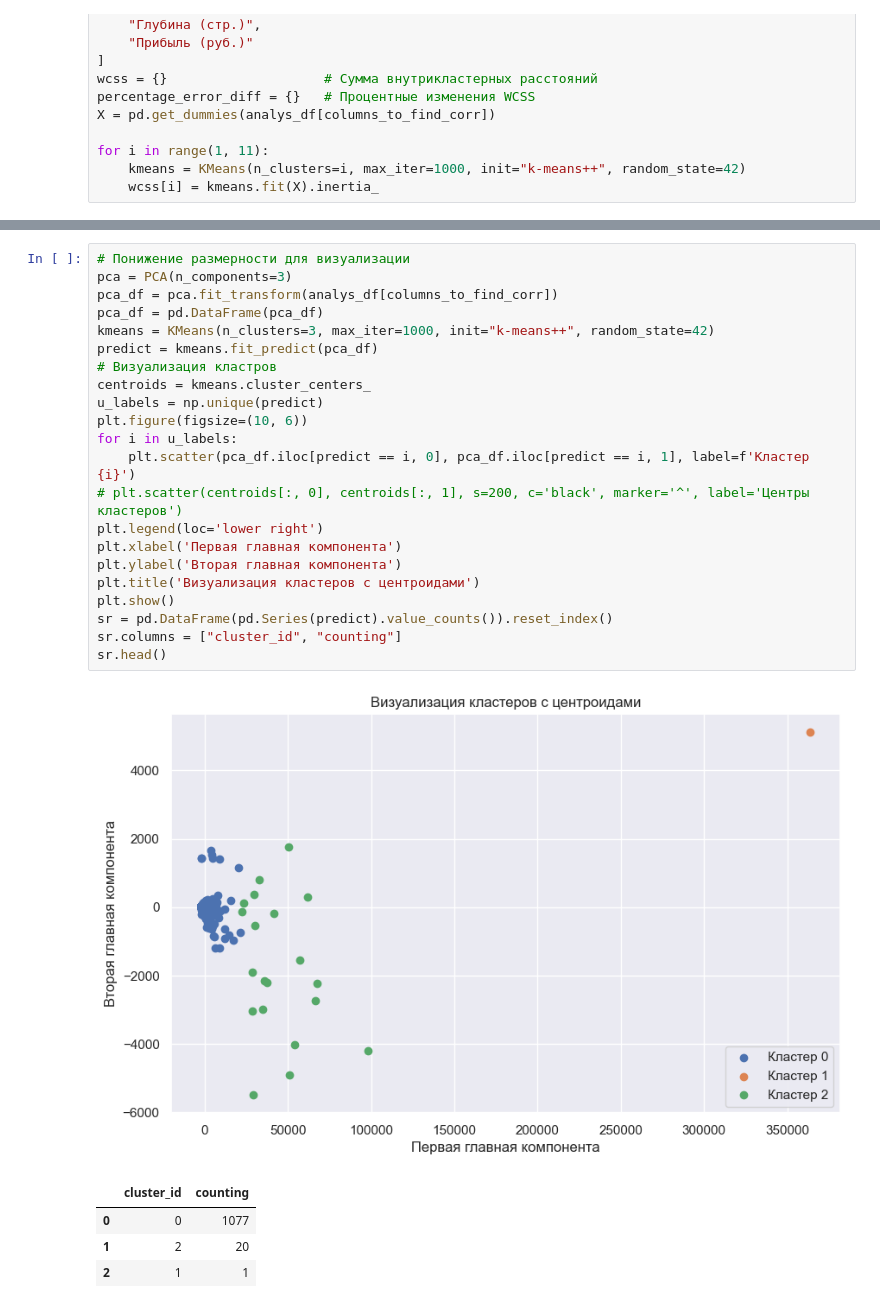
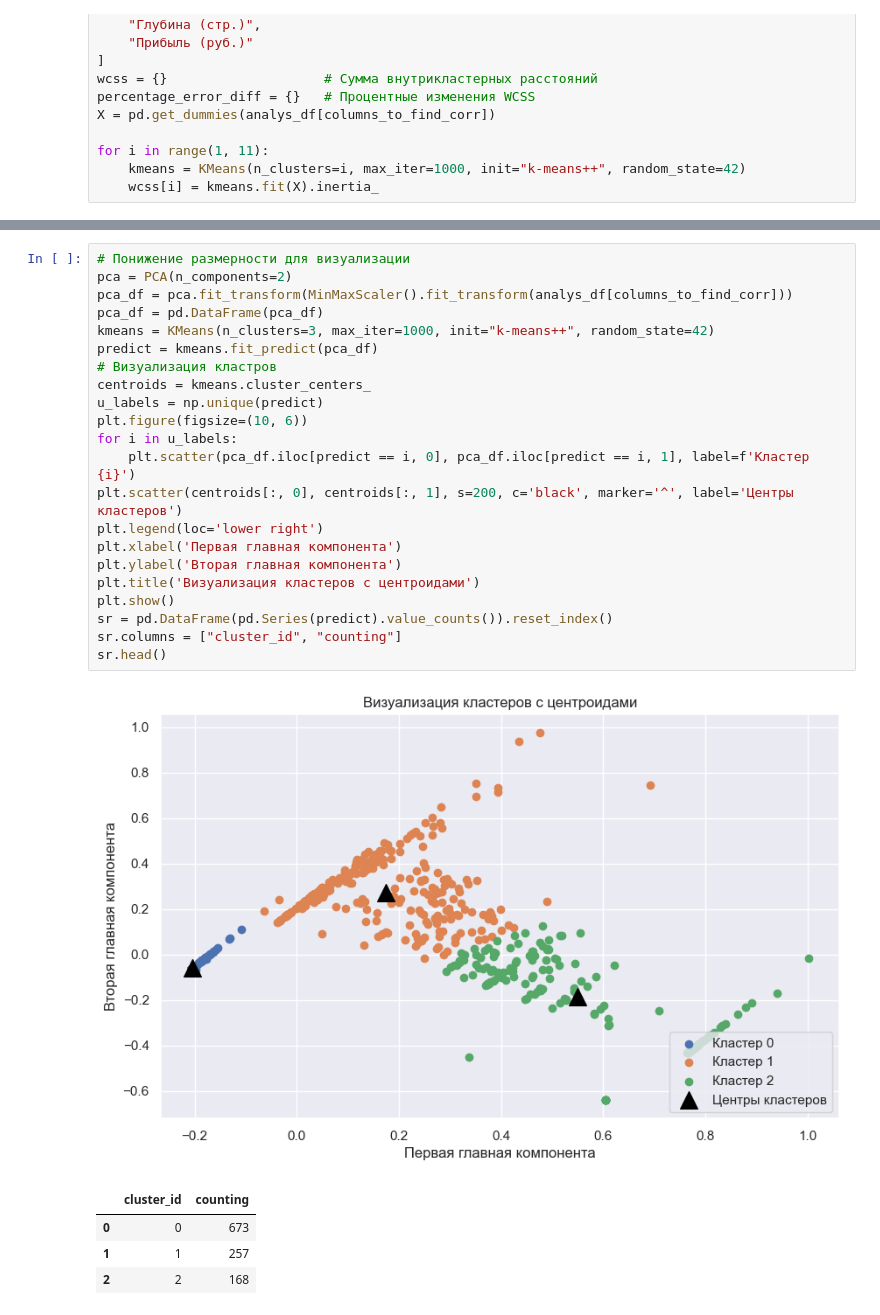
Before and after one commit to neZorinEgor/AdsAnalyzer, a Jupyter notebook: analys/main.ipynb, the cells around one changed output, grey strips where cells are left out. Cells and saved outputs as stored; diff of their text form.

```diff
--- a/analys/main.ipynb
+++ b/analys/main.ipynb
@@ -416,30 +423,30 @@ plt.show()
 # %%
 # Понижение размерности для визуализации
-pca = PCA(n_components=3)
-pca_df = pca.fit_transform(analys_df[columns_to_find_corr])
+pca = PCA(n_components=2)
+pca_df = pca.fit_transform(MinMaxScaler().fit_transform(analys_df[columns_to_find_corr]))
 pca_df = pd.DataFrame(pca_df)
 kmeans = KMeans(n_clusters=3, max_iter=1000, init="k-means++", random_state=42)
 predict = kmeans.fit_predict(pca_df)
 # Визуализация кластров
 centroids = kmeans.cluster_centers_
 u_labels = np.unique(predict)
 plt.figure(figsize=(10, 6))
 for i in u_labels:
     plt.scatter(pca_df.iloc[predict == i, 0], pca_df.iloc[predict == i, 1], label=f'Кластер {i}')
-# plt.scatter(centroids[:, 0], centroids[:, 1], s=200, c='black', marker='^', label='Центры кластеров')
+plt.scatter(centroids[:, 0], centroids[:, 1], s=200, c='black', marker='^', label='Центры кластеров')
 plt.legend(loc='lower right')
 plt.xlabel('Первая главная компонента')
 plt.ylabel('Вторая главная компонента')
 plt.title('Визуализация кластеров с центроидами')
 plt.show()
 sr = pd.DataFrame(pd.Series(predict).value_counts()).reset_index()
 sr.columns = ["cluster_id", "counting"]
 sr.head()
 # %% [output]
-[figure, old version]
+[figure, new version]
 |  | cluster_id | counting |
-| 0 | 0 | 1077 |
-| 1 | 2 | 20 |
-| 2 | 1 | 1 |
+| 0 | 0 | 673 |
+| 1 | 1 | 257 |
+| 2 | 2 | 168 |
 # %%
 analys_df["cluster"] = predict
```
Also changed, not shown: parts of 14 cells of this notebook.
